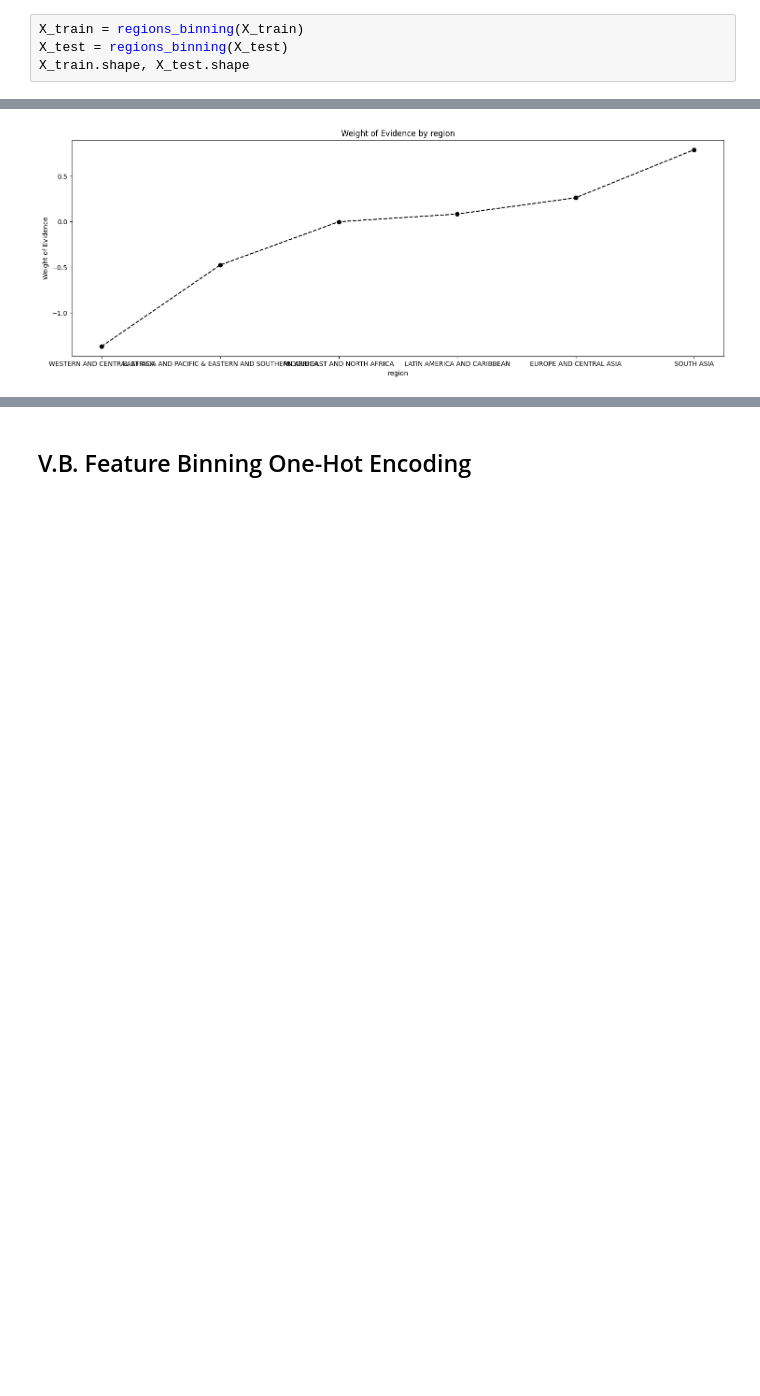
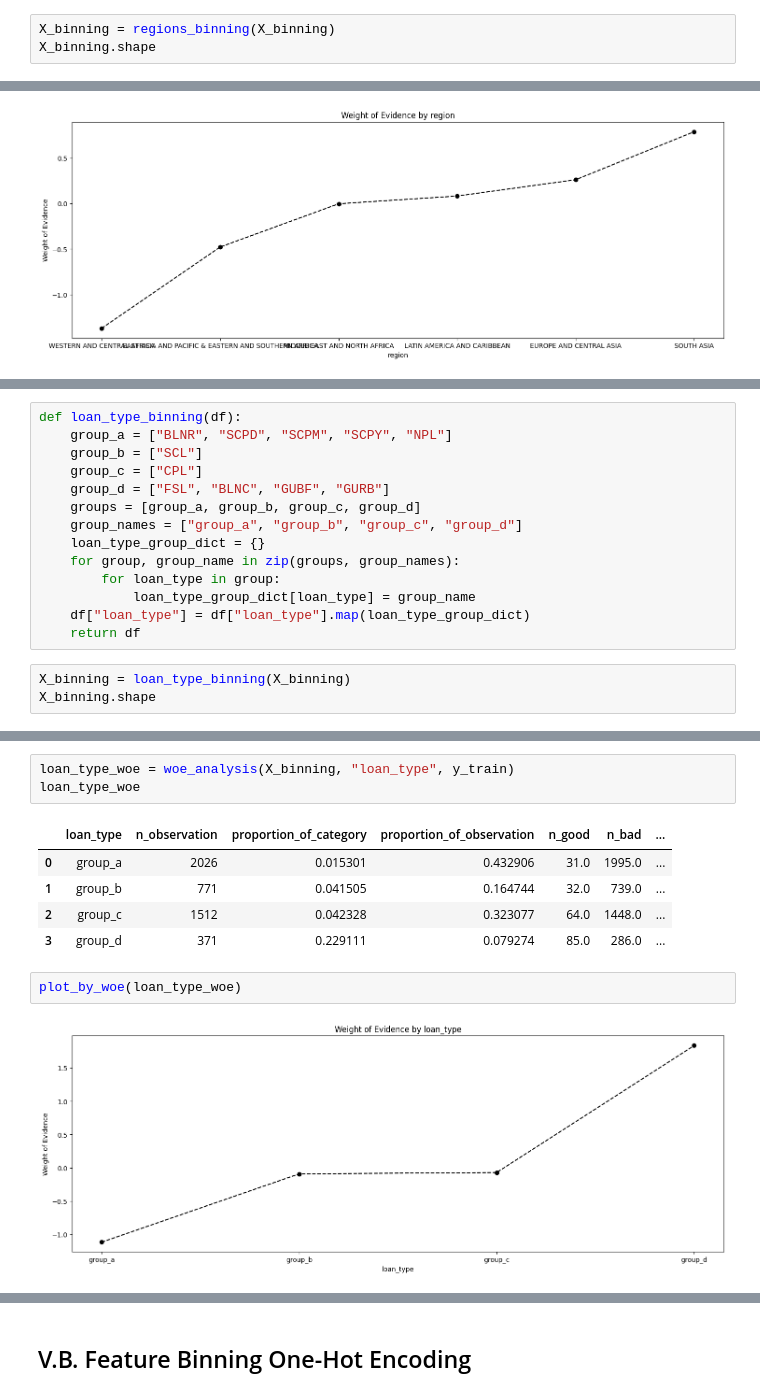
Before and after one commit to hardefarogonondo/IBRD-credit-scorecard-predictive-engine, a Jupyter notebook: notebooks/3_feature_engineering/feature_engineering.ipynb, the cells around one changed output, grey strips where cells are left out. Saved outputs shown, nothing was run; the diff lists cells and outputs as text; blank space fills up the shorter version.

```diff
--- a/notebooks/3_feature_engineering/feature_engineering.ipynb
+++ b/notebooks/3_feature_engineering/feature_engineering.ipynb
@@ -359,7 +335,6 @@ def regions_binning(df):
     df["region"] = df["region"].replace(regions_bin)
     return df
 # %%
-X_train = regions_binning(X_train)
-X_test = regions_binning(X_test)
-X_train.shape, X_test.shape
+X_binning = regions_binning(X_binning)
+X_binning.shape
 # %% [output]
@@ -659,0 +442,17 @@ plot_by_woe(loan_type_woe)
+# %%
+def loan_type_binning(df):
+    group_a = ["BLNR", "SCPD", "SCPM", "SCPY", "NPL"]
+    group_b = ["SCL"]
+    group_c = ["CPL"]
+    group_d = ["FSL", "BLNC", "GUBF", "GURB"]
+    groups = [group_a, group_b, group_c, group_d]
+    group_names = ["group_a", "group_b", "group_c", "group_d"]
+    loan_type_group_dict = {}
+    for group, group_name in zip(groups, group_names):
+        for loan_type in group:
+            loan_type_group_dict[loan_type] = group_name
+    df["loan_type"] = df["loan_type"].map(loan_type_group_dict)
+    return df
+# %%
+X_binning = loan_type_binning(X_binning)
+X_binning.shape
@@ -660 +470,14 @@ plot_by_woe(loan_type_woe)
+# %%
+loan_type_woe = woe_analysis(X_binning, "loan_type", y_train)
+loan_type_woe
+# %% [output]
+|  | loan_type | n_observation | proportion_of_category | proportion_of_observation | n_good | n_bad | ... |
+| 0 | group_a | 2026 | 0.015301 | 0.432906 | 31.0 | 1995.0 | ... |
+| 1 | group_b | 771 | 0.041505 | 0.164744 | 32.0 | 739.0 | ... |
+| 2 | group_c | 1512 | 0.042328 | 0.323077 | 64.0 | 1448.0 | ... |
+| 3 | group_d | 371 | 0.229111 | 0.079274 | 85.0 | 286.0 | ... |
+# %%
+plot_by_woe(loan_type_woe)
+# %% [output]
+[figure, added]
 # %% [markdown]
```
Also changed, not shown: parts of 76 cells of this notebook.
